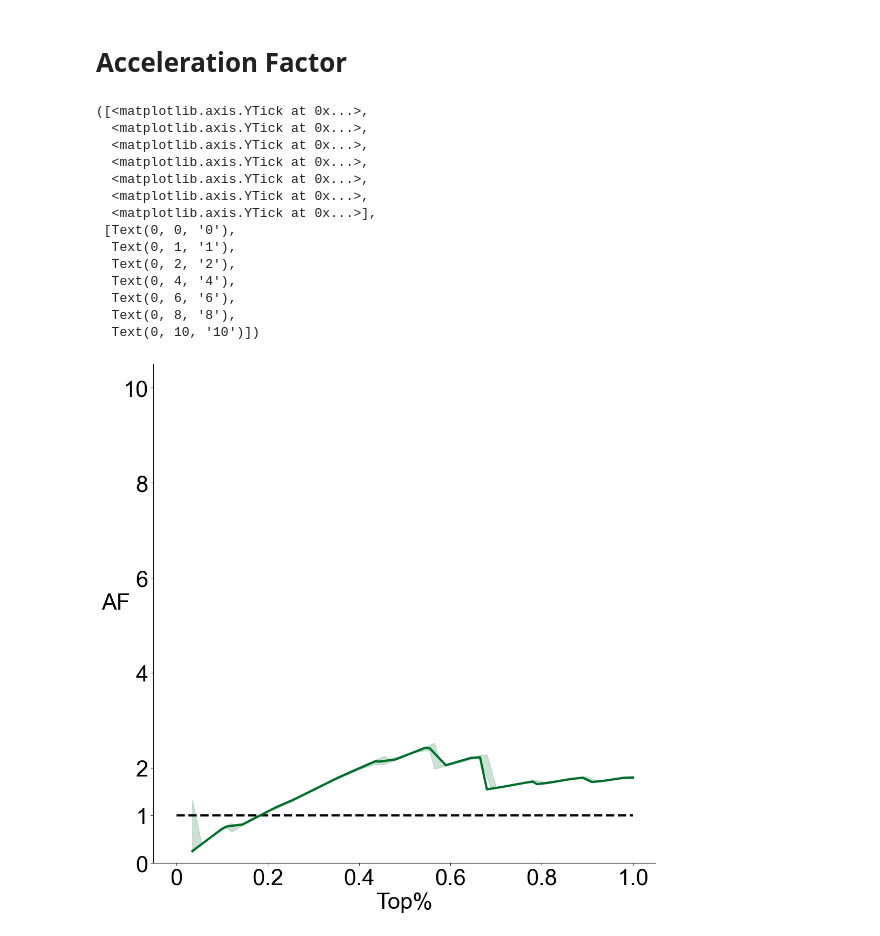
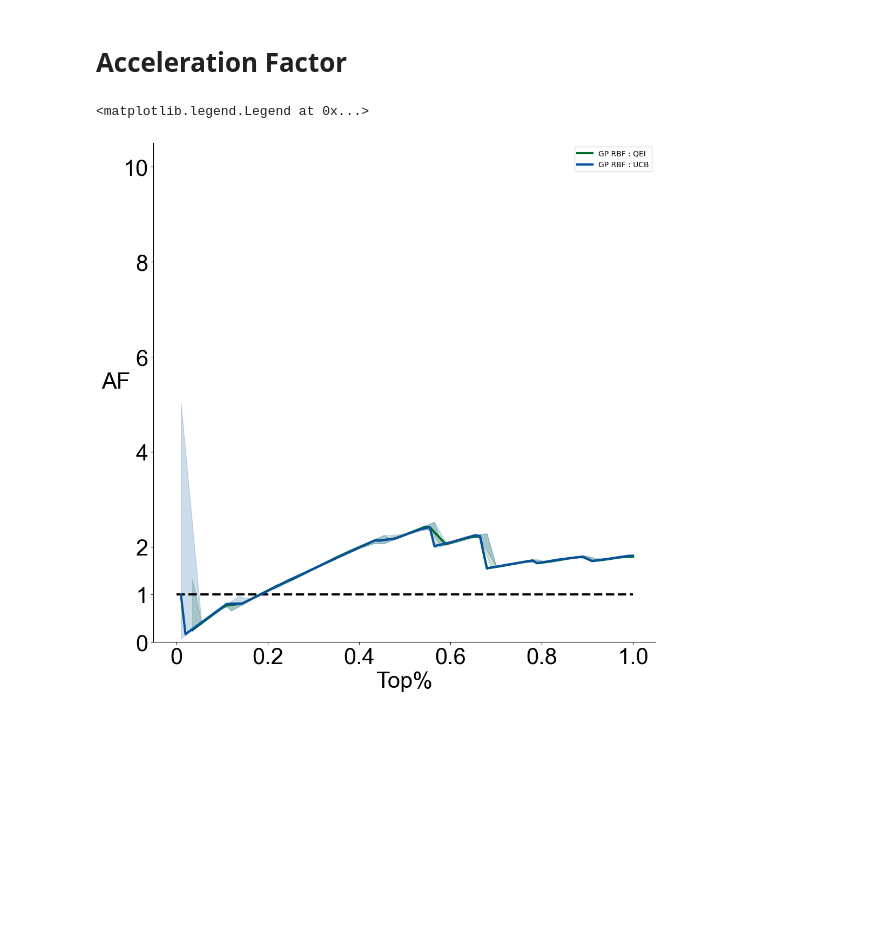
Before and after one commit to J-o-e-M/5835-Final-Project, a Jupyter notebook: Performance Visualization.ipynb, the cells around one changed output. Saved outputs shown, nothing was run; the diff lists cells and outputs as text; code cells hidden in the pictures; blank space fills up the shorter version.

Commit message:
plots

```diff
--- a/Performance Visualization.ipynb
+++ b/Performance Visualization.ipynb
@@ -65,7 +65,11 @@ top_indices = list(ds_grouped.sort_values(objective_name).head(n_top).index)
 # we therefore provide sample results for BO algorithm GP_Matern52_LCB2
 # please retrieve the following files from vis_demo_calc folder
 
-TopCount_collection_GP_Matern52_LCB2 = np.load('results_RBF_QEI.npy', allow_pickle = True)
+import pickle
+
+
+RBF_QEI = np.load('results_RBF_QEI.npy', allow_pickle = True)
+RBF_UCB = np.load('results_RBF_UCB.npy', allow_pickle = True)
 
 # Please replace the above line with the below code if you ran benchmarking framework on your own dataset and obtained results locally. .
 # test_run_results = np.load('test_run.npy', allow_pickle = True)
@@ -267,3 +225,7 @@ array([0.   , 0.   , 0.   , 0.   , 0.   , 0.   , 0.   , 0.   , 0.   ,
+# %%
+# Aggregating the performance
+RBF_QEI = avg_(TopPercent(RBF_QEI, n_top, N))
+RBF_UCB = avg_(TopPercent(RBF_UCB, n_top, N))
 # %%
 fig = plt.figure(figsize=(12,12))
 ax0 = fig.add_subplot(111)
@@ -409,37 +362,30 @@ def AF_interp1d(TopPercent):
 # %%
 fig = plt.figure(figsize=(12,12))
 ax0 = fig.add_subplot(111)
 
 ax0.plot(np.linspace(0, 1, 200), np.ones(200),'--',color='black',label=None, linewidth=3)
 
 
-xx_, f_med_, f_low_, f_high_ = AF_interp1d(TopPercent_GP_Matern52_LCB2)
-ax0.plot(xx_, f_med_(xx_), label = 'GP M52 : LCB$_{\overline{2}}$', color = '#006d2c', linewidth=3)
+xx_, f_med_, f_low_, f_high_ = AF_interp1d(RBF_QEI)
+ax0.plot(xx_, f_med_(xx_), label = 'GP RBF : QEI', color = '#006d2c', linewidth=3)
 ax0.fill_between(xx_, f_low_(xx_), f_high_(xx_), color = '#006d2c', alpha=0.2)
+
+xx_, f_med_, f_low_, f_high_ = AF_interp1d(RBF_UCB)
+ax0.plot(xx_, f_med_(xx_), label = 'GP RBF : UCB', color = '#08519c', linewidth=3)
+ax0.fill_between(xx_, f_low_(xx_), f_high_(xx_), color = '#08519c', alpha=0.2)
+
 
 # the rest are for visualization purposes, please adjust for different needs
 ax0.set_ylabel('AF', fontsize = 30, rotation = 'horizontal', fontname = 'Arial', labelpad = 10)
 ax0.set_xlabel('Top%', fontsize = 30, fontname = 'Arial')
 ax0.set_ylim([0, 10.5])
 ax0.spines['right'].set_visible(False)
 ax0.spines['top'].set_visible(False)
 ax0.xaxis.set_tick_params(labelsize=30)
 ax0.yaxis.set_tick_params(labelsize=30)
 plt.xticks([0, 0.2, 0.4, 0.6, 0.8, 1.0], ['0', '0.2', '0.4', '0.6', '0.8', '1.0'], fontname = 'Arial')
 plt.yticks([0, 1, 2, 4, 6, 8, 10], ['0', '1', '2', '4', '6', '8', '10'], fontname = 'Arial')
+plt.legend()
 # %% [output]
-([<matplotlib.axis.YTick at 0x...>,
-  <matplotlib.axis.YTick at 0x...>,
-  <matplotlib.axis.YTick at 0x...>,
-  <matplotlib.axis.YTick at 0x...>,
-  <matplotlib.axis.YTick at 0x...>,
-  <matplotlib.axis.YTick at 0x...>,
-  <matplotlib.axis.YTick at 0x...>],
- [Text(0, 0, '0'),
-  Text(0, 1, '1'),
-  Text(0, 2, '2'),
-  Text(0, 4, '4'),
-  Text(0, 6, '6'),
-  Text(0, 8, '8'),
-  Text(0, 10, '10')])
+<matplotlib.legend.Legend at 0x...>
-[figure, old version]
+[figure, new version]
```
Also changed, not shown: parts of 4 cells of this notebook, 3 other files.
